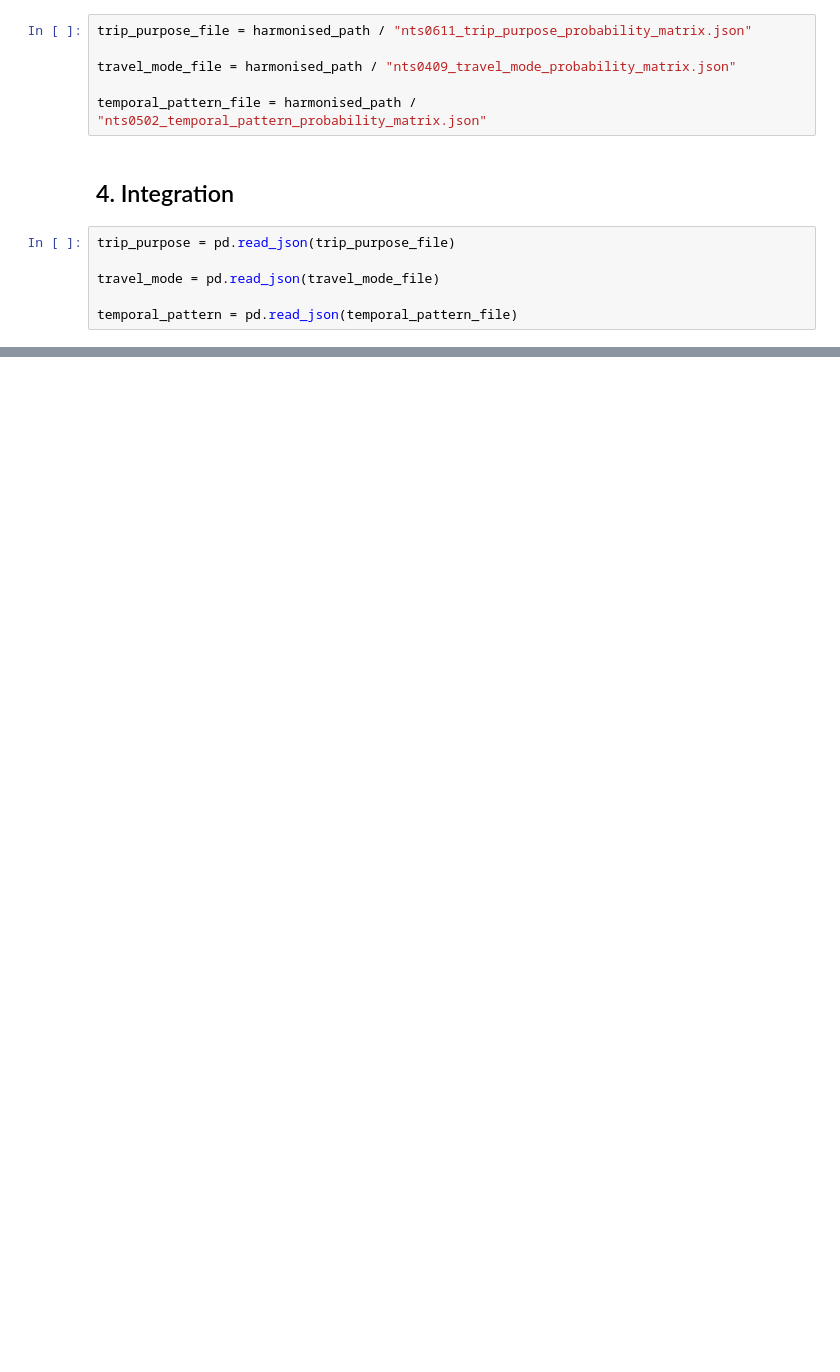
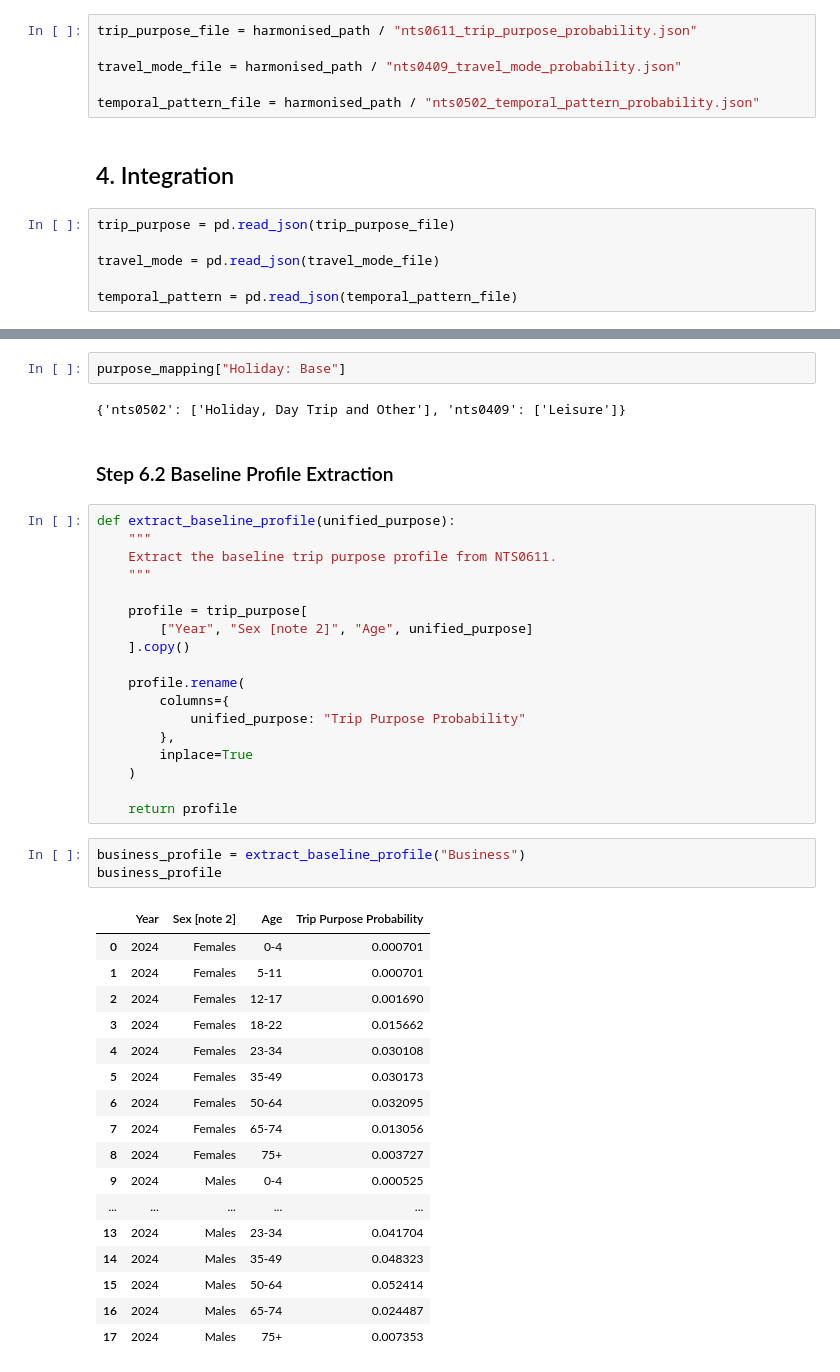
Before and after one commit to yuxinjiang1205/mobility-modelling-framework, a Jupyter notebook: notebooks/integration/behaviour_integration.ipynb, the cells around one changed output, grey strips where cells are left out. Saved outputs shown, nothing was run; the diff lists cells and outputs as text; blank space fills up the shorter version.

```diff
--- a/notebooks/integration/behaviour_integration.ipynb
+++ b/notebooks/integration/behaviour_integration.ipynb
@@ -31,11 +35,11 @@ harmonised_path = project_root / "data" / "nts" / "harmonised"
 # %% [markdown]
 ## 3. Load Dataset
 # %%
-trip_purpose_file = harmonised_path / "nts0611_trip_purpose_probability_matrix.json"
+trip_purpose_file = harmonised_path / "nts0611_trip_purpose_probability.json"
 
-travel_mode_file = harmonised_path / "nts0409_travel_mode_probability_matrix.json"
+travel_mode_file = harmonised_path / "nts0409_travel_mode_probability.json"
 
-temporal_pattern_file = harmonised_path / "nts0502_temporal_pattern_probability_matrix.json"
+temporal_pattern_file = harmonised_path / "nts0502_temporal_pattern_probability.json"
 # %% [markdown]
 ## 4. Integration
 # %%
@@ -48,0 +187,45 @@ temporal_pattern = pd.read_json(temporal_pattern_file)
+# %%
+purpose_mapping["Holiday: Base"]
+# %% [output]
+{'nts0502': ['Holiday, Day Trip and Other'], 'nts0409': ['Leisure']}
+# %% [markdown]
+### Step 6.2 Baseline Profile Extraction
+# %%
+def extract_baseline_profile(unified_purpose):
+    """
+    Extract the baseline trip purpose profile from NTS0611.
+    """
+
+    profile = trip_purpose[
+        ["Year", "Sex [note 2]", "Age", unified_purpose]
+    ].copy()
+
+    profile.rename(
+        columns={
+            unified_purpose: "Trip Purpose Probability"
+        },
+        inplace=True
+    )
+
+    return profile
+# %%
+business_profile = extract_baseline_profile("Business")
+business_profile
+# %% [output]
+|  | Year | Sex [note 2] | Age | Trip Purpose Probability |
+| 0 | 2024 | Females | 0-4 | 0.000701 |
+| 1 | 2024 | Females | 5-11 | 0.000701 |
+| 2 | 2024 | Females | 12-17 | 0.001690 |
+| 3 | 2024 | Females | 18-22 | 0.015662 |
+| 4 | 2024 | Females | 23-34 | 0.030108 |
+| 5 | 2024 | Females | 35-49 | 0.030173 |
+| 6 | 2024 | Females | 50-64 | 0.032095 |
+| 7 | 2024 | Females | 65-74 | 0.013056 |
+| 8 | 2024 | Females | 75+ | 0.003727 |
+| 9 | 2024 | Males | 0-4 | 0.000525 |
+| ... | ... | ... | ... | ... |
+| 13 | 2024 | Males | 23-34 | 0.041704 |
+| 14 | 2024 | Males | 35-49 | 0.048323 |
+| 15 | 2024 | Males | 50-64 | 0.052414 |
+| 16 | 2024 | Males | 65-74 | 0.024487 |
+| 17 | 2024 | Males | 75+ | 0.007353 |
```
Also changed, not shown: parts of 20 cells of this notebook, 4 other files.
